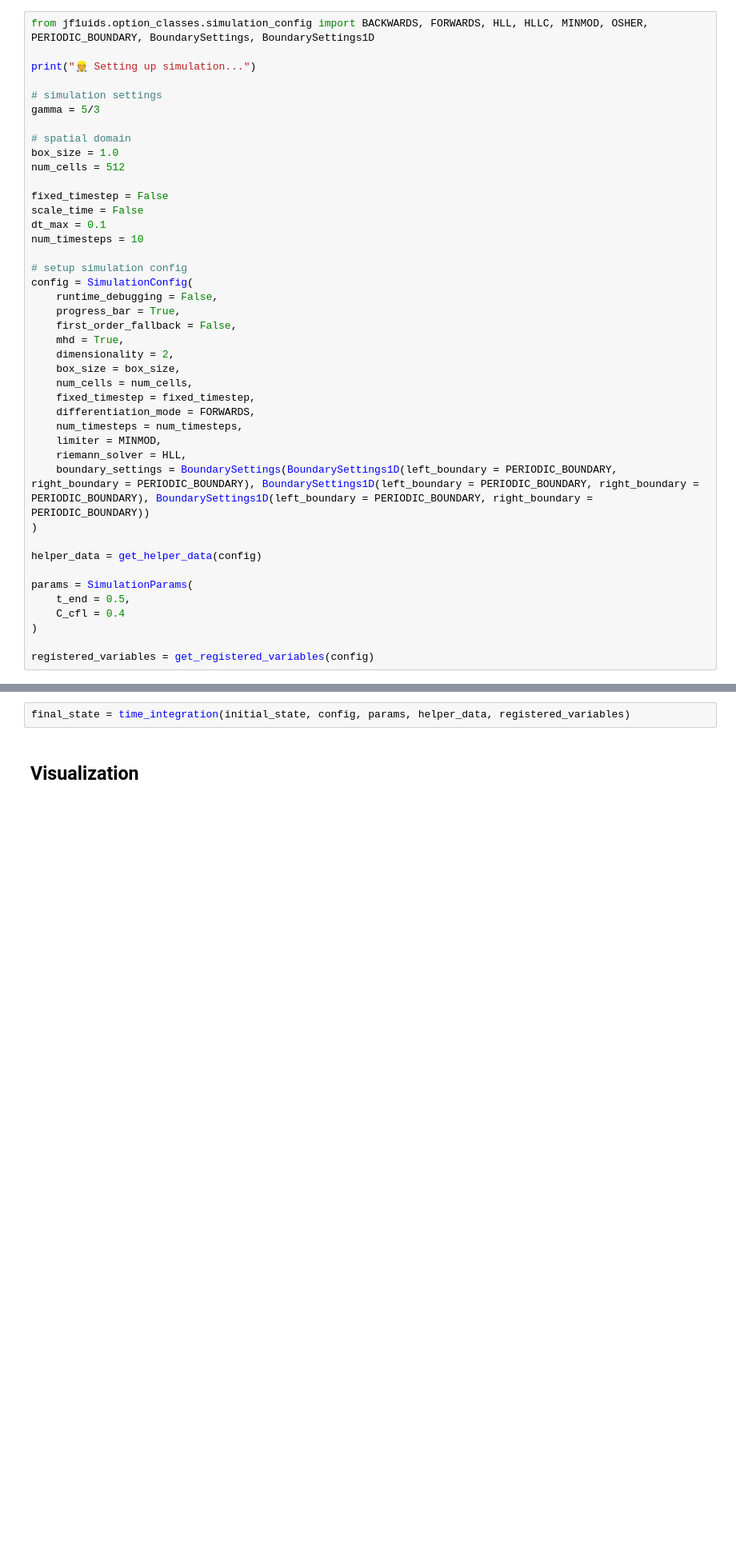
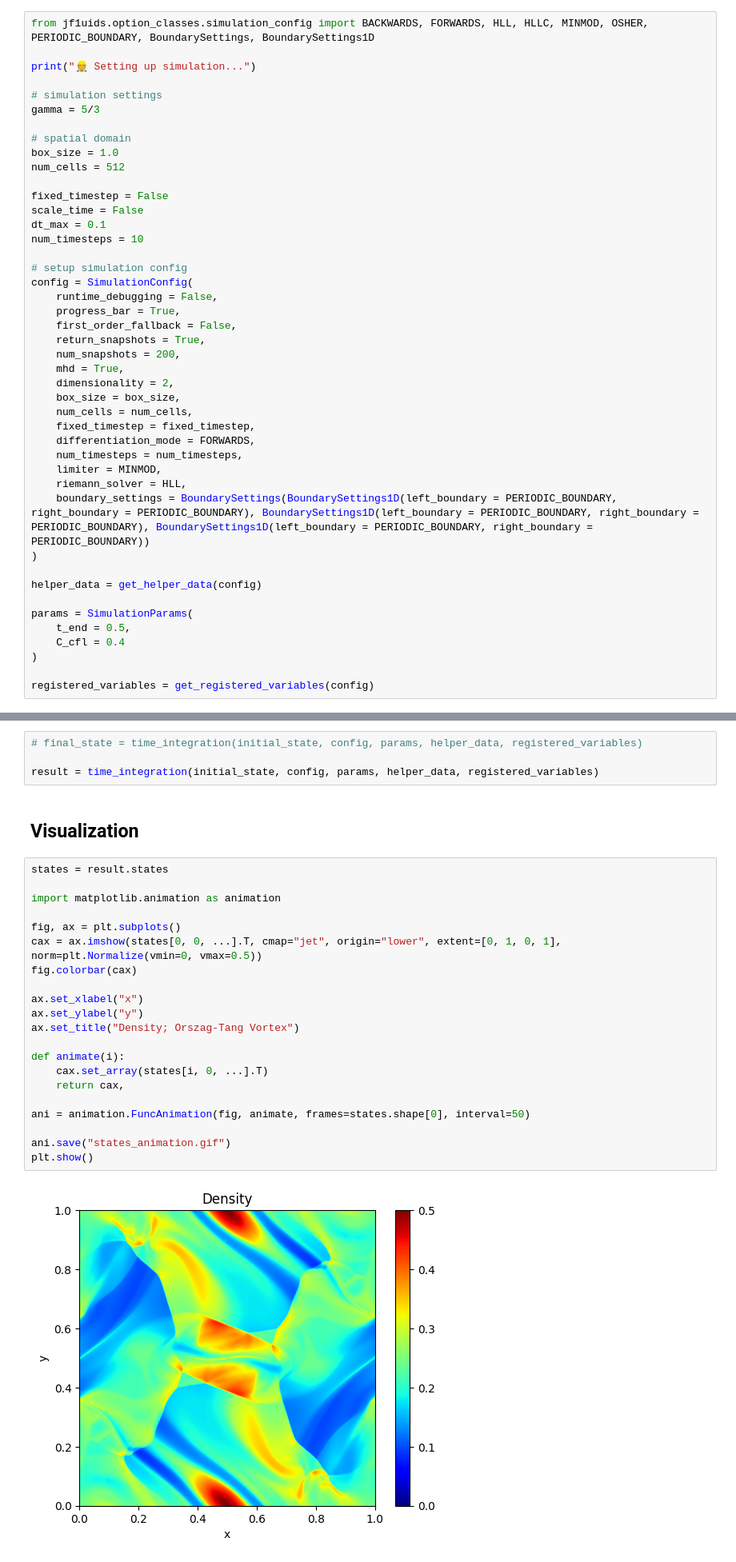
Before and after one commit to leo1200/jf1uids, a Jupyter notebook: notebooks/mhd_tests.ipynb, the cells around one changed output, grey strips where cells are left out. Shown at 80% size. Saved outputs shown, nothing was run; the diff lists cells and outputs as text; blank space fills up the shorter version.

```diff
--- a/notebooks/mhd_tests.ipynb
+++ b/notebooks/mhd_tests.ipynb
@@ -54,6 +54,8 @@ config = SimulationConfig(
     runtime_debugging = False,
     progress_bar = True,
     first_order_fallback = False,
+    return_snapshots = True,
+    num_snapshots = 200,
     mhd = True,
     dimensionality = 2,
     box_size = box_size,
@@ -118,9 +120,34 @@ config = finalize_config(config, initial_state.shape)
 # %% [markdown]
 ## Simulation
 # %%
-final_state = time_integration(initial_state, config, params, helper_data, registered_variables)
+# final_state = time_integration(initial_state, config, params, helper_data, registered_variables)
+
+result = time_integration(initial_state, config, params, helper_data, registered_variables)
 # %% [markdown]
 ## Visualization
+# %%
+states = result.states
+
+import matplotlib.animation as animation
+
+fig, ax = plt.subplots()
+cax = ax.imshow(states[0, 0, ...].T, cmap="jet", origin="lower", extent=[0, 1, 0, 1], norm=plt.Normalize(vmin=0, vmax=0.5))
+fig.colorbar(cax)
+
+ax.set_xlabel("x")
+ax.set_ylabel("y")
+ax.set_title("Density; Orszag-Tang Vortex")
+
+def animate(i):
+    cax.set_array(states[i, 0, ...].T)
+    return cax,
+
+ani = animation.FuncAnimation(fig, animate, frames=states.shape[0], interval=50)
+
+ani.save("states_animation.gif")
+plt.show()
+# %% [output]
+[figure, added]
 # %% [markdown]
 ### Cut
 # %%
```
Also changed, not shown: parts of 3 cells of this notebook, 10 other files.
